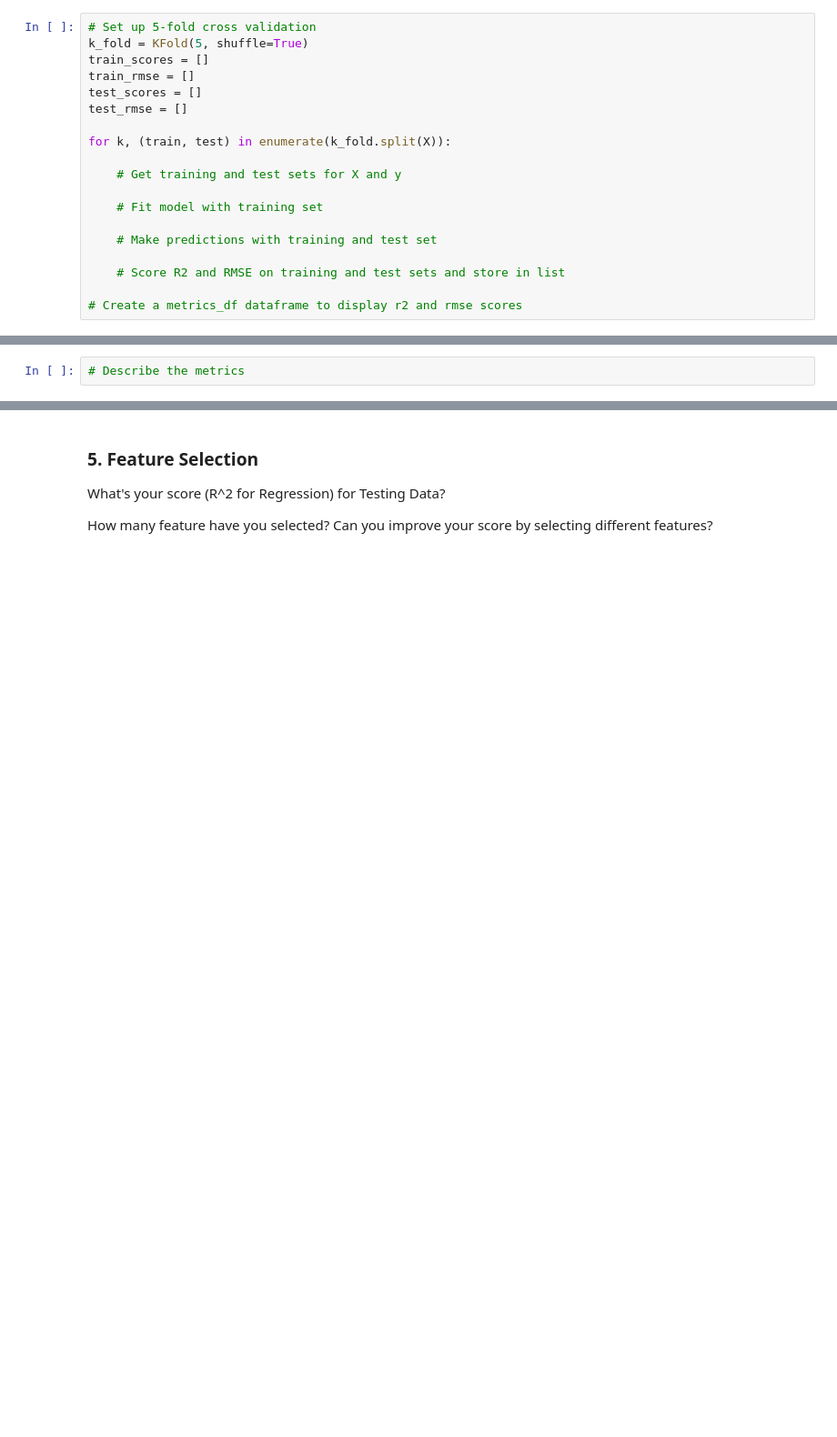
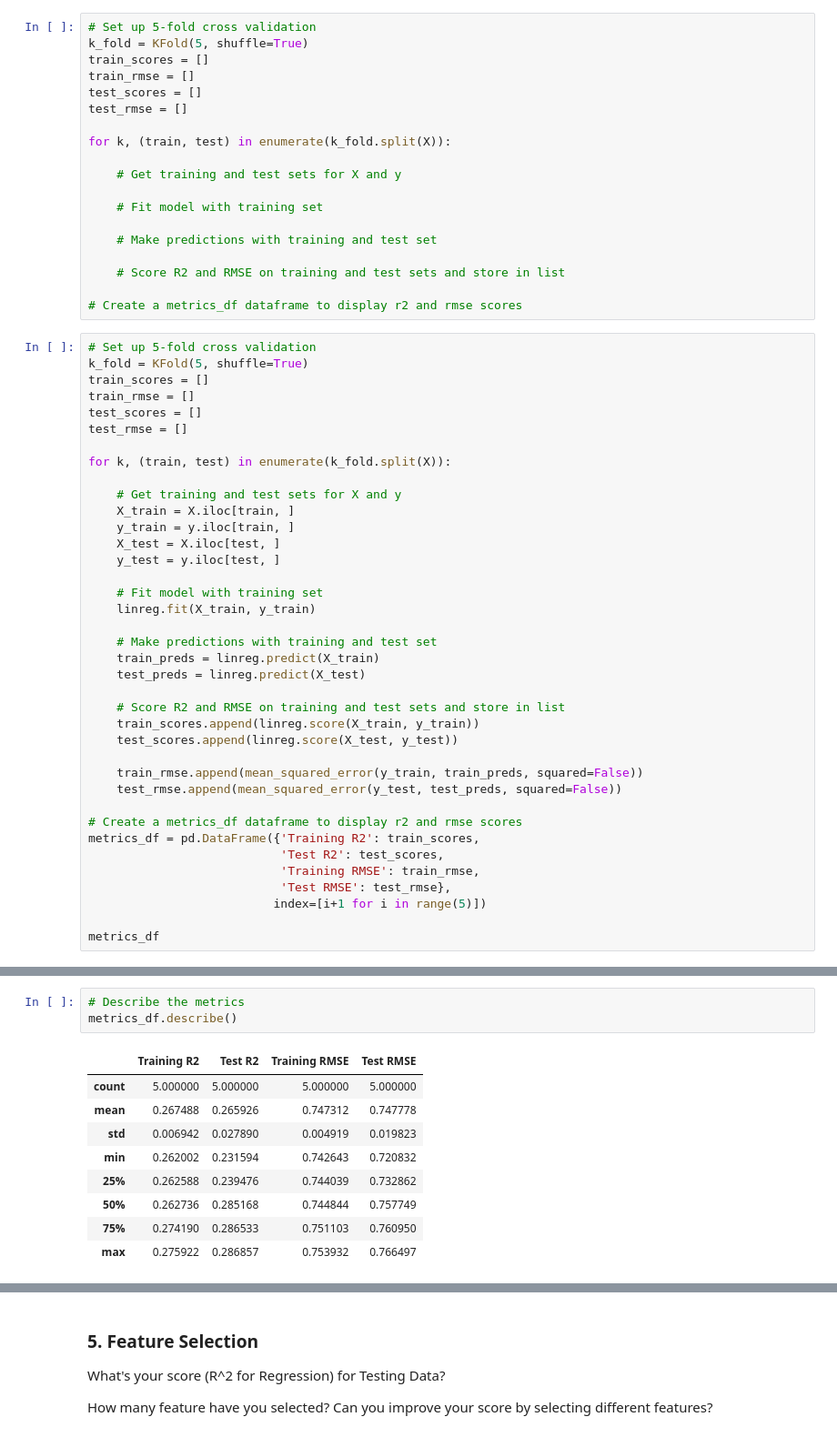
Before and after one commit to vicloo/Institute_of_Data, a Jupyter notebook: Module_4/IOD_Lab 4.2.1 (VL).ipynb, the cells around one changed output, grey strips where cells are left out. Shown at 91% size. Drawn from its saved outputs; the diff is of its cells as text; blank space fills up the shorter version.

```diff
--- a/Module_4/IOD_Lab 4.2.1 (VL).ipynb
+++ b/Module_4/IOD_Lab 4.2.1 (VL).ipynb
@@ -244,3 +258,41 @@ for k, (train, test) in enumerate(k_fold.split(X)):
     # Score R2 and RMSE on training and test sets and store in list
 
 # Create a metrics_df dataframe to display r2 and rmse scores
+# %%
+# Set up 5-fold cross validation
+k_fold = KFold(5, shuffle=True)
+train_scores = []
+train_rmse = []
+test_scores = []
+test_rmse = []
+
+for k, (train, test) in enumerate(k_fold.split(X)):
+
+    # Get training and test sets for X and y
+    X_train = X.iloc[train, ]
+    y_train = y.iloc[train, ]
+    X_test = X.iloc[test, ]
+    y_test = y.iloc[test, ]
+
+    # Fit model with training set
+    linreg.fit(X_train, y_train)
+
+    # Make predictions with training and test set
+    train_preds = linreg.predict(X_train)
+    test_preds = linreg.predict(X_test)
+
+    # Score R2 and RMSE on training and test sets and store in list
+    train_scores.append(linreg.score(X_train, y_train))
+    test_scores.append(linreg.score(X_test, y_test))
+
+    train_rmse.append(mean_squared_error(y_train, train_preds, squared=False))
+    test_rmse.append(mean_squared_error(y_test, test_preds, squared=False))
+
+# Create a metrics_df dataframe to display r2 and rmse scores
+metrics_df = pd.DataFrame({'Training R2': train_scores,
+                           'Test R2': test_scores,
+                           'Training RMSE': train_rmse,
+                           'Test RMSE': test_rmse},
+                          index=[i+1 for i in range(5)])
+
+metrics_df
@@ -247,2 +306,13 @@ for k, (train, test) in enumerate(k_fold.split(X)):
 # %%
 # Describe the metrics
+metrics_df.describe()
+# %% [output]
+|  | Training R2 | Test R2 | Training RMSE | Test RMSE |
+| count | 5.000000 | 5.000000 | 5.000000 | 5.000000 |
+| mean | 0.267488 | 0.265926 | 0.747312 | 0.747778 |
+| std | 0.006942 | 0.027890 | 0.004919 | 0.019823 |
+| min | 0.262002 | 0.231594 | 0.742643 | 0.720832 |
+| 25% | 0.262588 | 0.239476 | 0.744039 | 0.732862 |
+| 50% | 0.262736 | 0.285168 | 0.744844 | 0.757749 |
+| 75% | 0.274190 | 0.286533 | 0.751103 | 0.760950 |
+| max | 0.275922 | 0.286857 | 0.753932 | 0.766497 |
```
Also changed, not shown: parts of 7 cells of this notebook, 10 other files.
